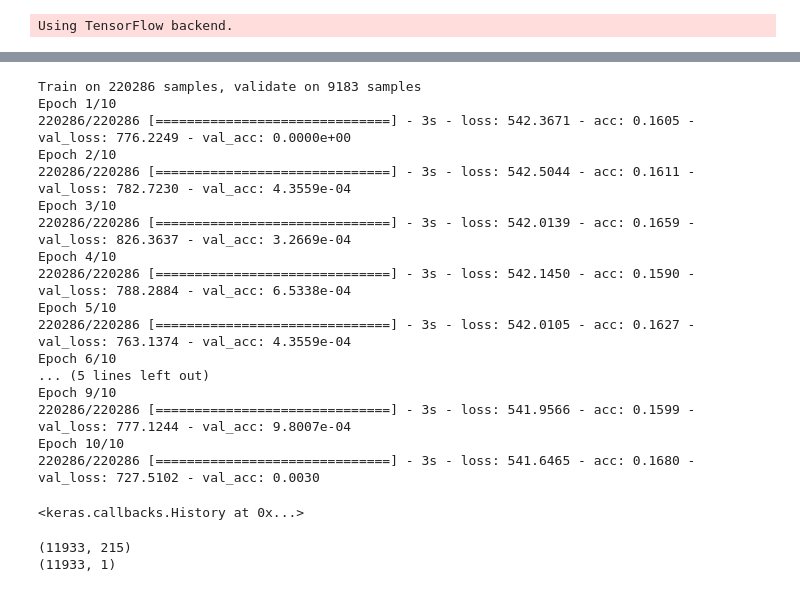
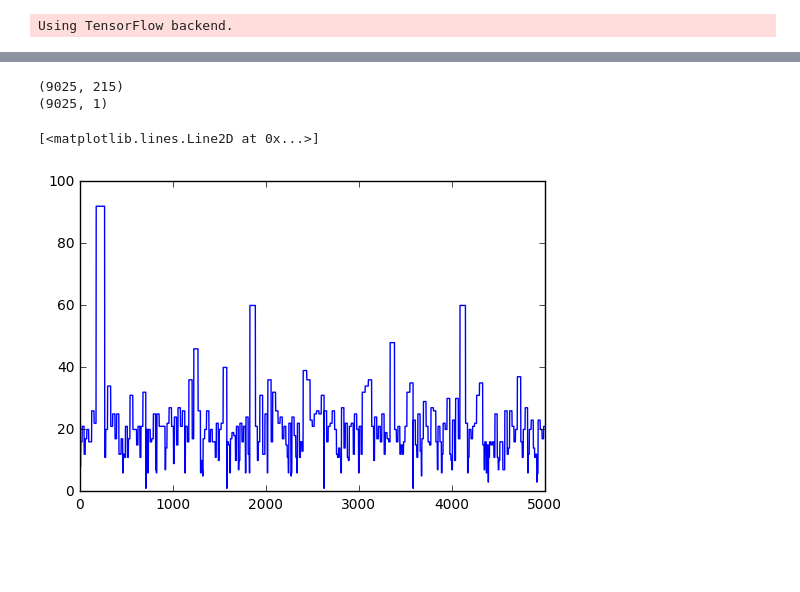
Before and after one commit to negedng/vitmav45-2016-Rhinos-public, a Jupyter notebook: model_f0.ipynb, the cells around one changed output, grey strips where cells are left out. Drawn from its saved outputs; the diff is of its cells as text; code cells hidden in the pictures; blank space fills up the shorter version.

```diff
--- a/model_f0.ipynb
+++ b/model_f0.ipynb
@@ -73,32 +100,15 @@ KeyboardInterrupt:
-# %%
-model.fit(input_data, target_data, nb_epoch=10, batch_size=1000, validation_data=(input_validation, target_validation))
-# %% [output]
-Train on 220286 samples, validate on 9183 samples
-Epoch 1/10
-220286/220286 [==============================] - 3s - loss: 542.3671 - acc: 0.1605 - val_loss: 776.2249 - val_acc: 0.0000e+00
-Epoch 2/10
-220286/220286 [==============================] - 3s - loss: 542.5044 - acc: 0.1611 - val_loss: 782.7230 - val_acc: 4.3559e-04
-Epoch 3/10
-220286/220286 [==============================] - 3s - loss: 542.0139 - acc: 0.1659 - val_loss: 826.3637 - val_acc: 3.2669e-04
-Epoch 4/10
-220286/220286 [==============================] - 3s - loss: 542.1450 - acc: 0.1590 - val_loss: 788.2884 - val_acc: 6.5338e-04
-Epoch 5/10
-220286/220286 [==============================] - 3s - loss: 542.0105 - acc: 0.1627 - val_loss: 763.1374 - val_acc: 4.3559e-04
-Epoch 6/10
-... (5 lines left out)
-Epoch 9/10
-220286/220286 [==============================] - 3s - loss: 541.9566 - acc: 0.1599 - val_loss: 777.1244 - val_acc: 9.8007e-04
-Epoch 10/10
-220286/220286 [==============================] - 3s - loss: 541.6465 - acc: 0.1680 - val_loss: 727.5102 - val_acc: 0.0030
-<keras.callbacks.History at 0x...>
 # %%
 data_test = []
 with h5py.File('test.h5','r') as hf:
     data_test = np.array(hf.get('dataset'))
 input_test = data_test[:,0:215]
 print(input_test.shape)
-target_test = data_test[:,215:216]
+target_test = data_test[:,242:243]
 print(target_test.shape)
+target_test = np.array(target_test).reshape(len(target_test))
+plot(target_test[0:5000])
 # %% [output]
-(11933, 215)
-(11933, 1)
+(9025, 215)
+(9025, 1)
+[<matplotlib.lines.Line2D at 0x...>]
+[figure, added]
```
Also changed, not shown: parts of 12 cells of this notebook, 1 other file.
